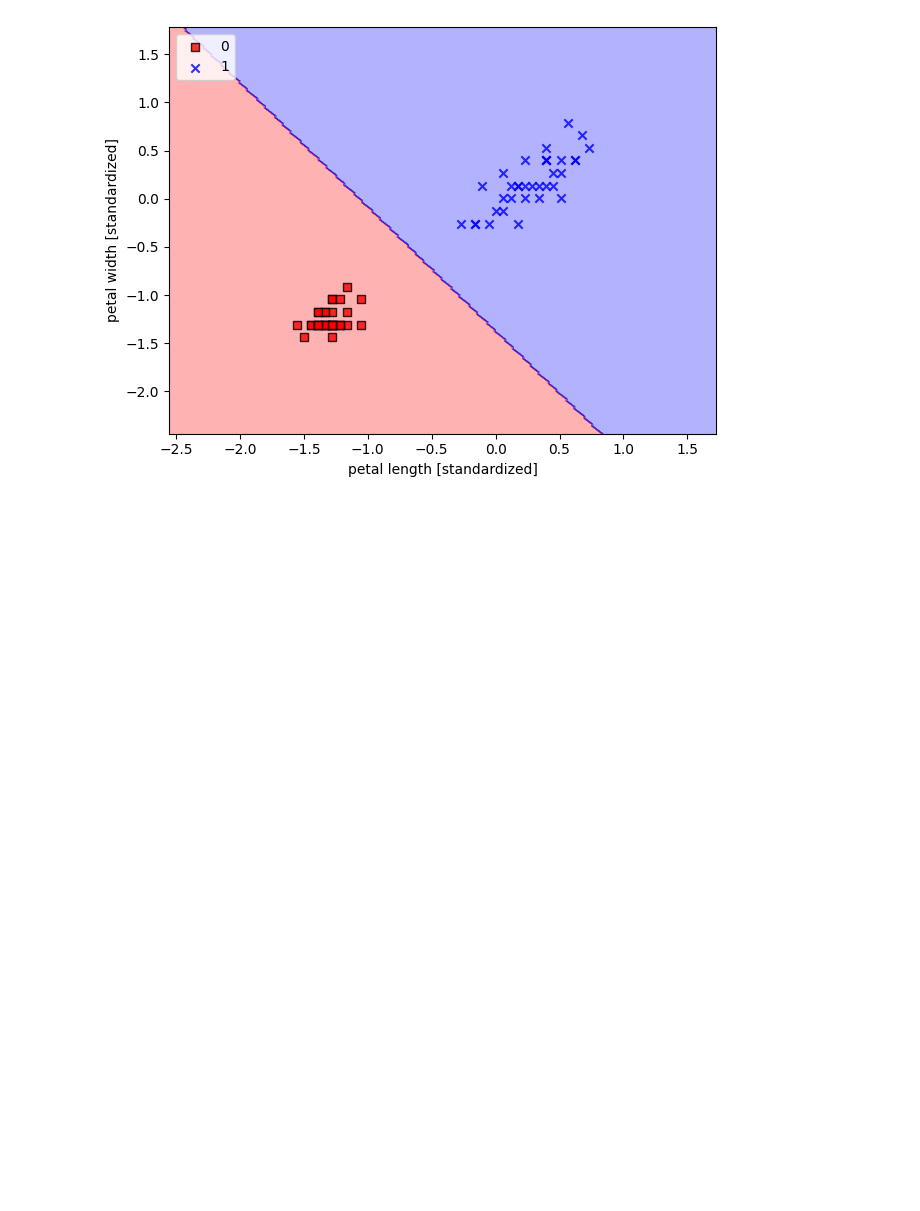
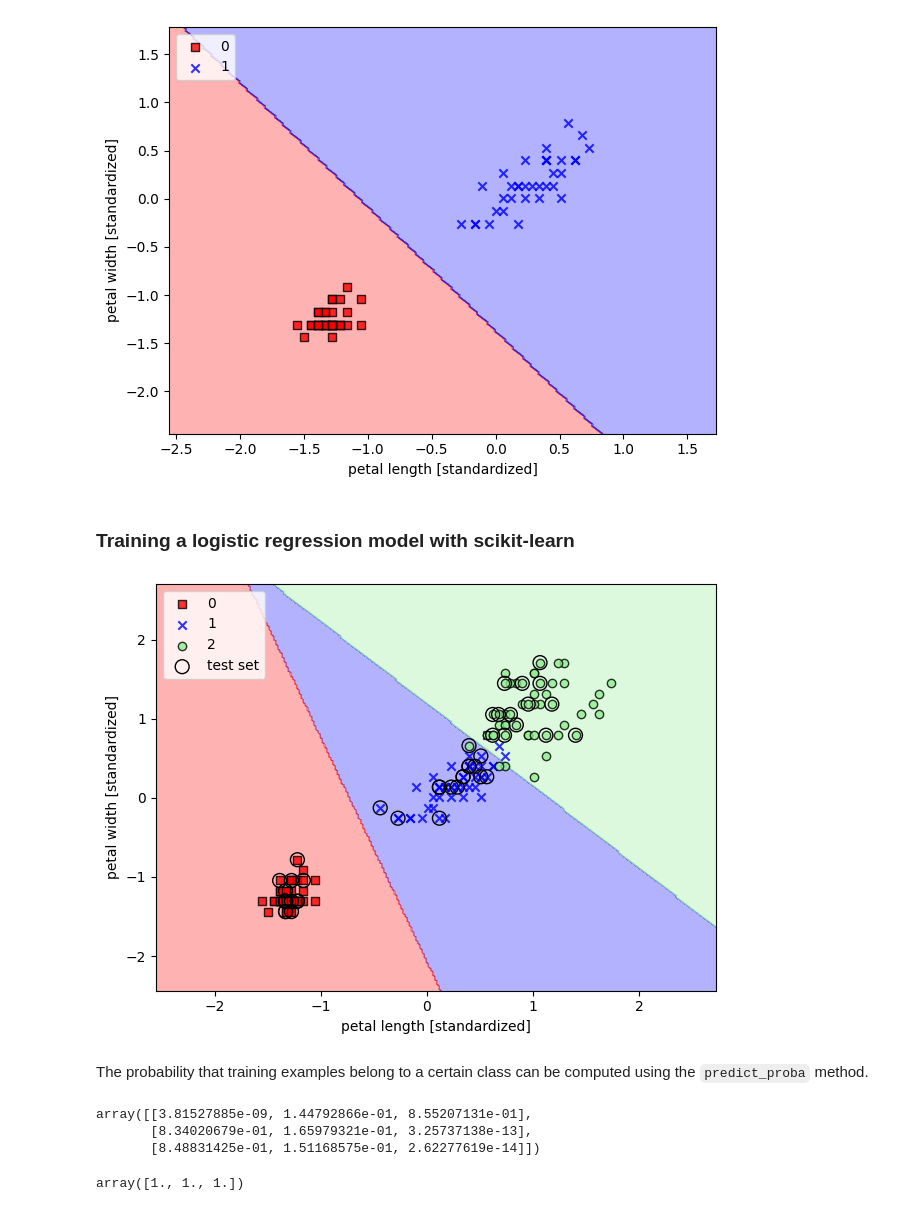
Before and after one commit to Sann-Htet/Machine-Learning-and-Deep-Learning-with-Python-scikit-learn-and-TensorFlow, a Jupyter notebook: Chapter 3/ch03-A_Tour_Of_Machine_Learning_Classifiers_Using_scikit-learn.ipynb, the cells around one changed output. Cells and saved outputs as stored; diff of their text form; code cells hidden in the pictures; blank space fills up the shorter version.

```diff
--- a/Chapter 3/ch03-A_Tour_Of_Machine_Learning_Classifiers_Using_scikit-learn.ipynb
+++ b/Chapter 3/ch03-A_Tour_Of_Machine_Learning_Classifiers_Using_scikit-learn.ipynb
@@ -259,3 +261,31 @@ plt.tight_layout()
 plt.show()
 # %% [output]
 [figure]
+# %% [markdown]
+### Training a logistic regression model with scikit-learn
+# %%
+from sklearn.linear_model import LogisticRegression
+lr = LogisticRegression(C=100.0, random_state=1, solver='lbfgs', multi_class='ovr')
+lr.fit(X_train_std, y_train)
+plot_decision_regions(X_combined_std, y_combined,
+                      classifier=lr, test_idx=range(105, 150))
+plt.xlabel('petal length [standardized]')
+plt.ylabel('petal width [standardized]')
+plt.legend(loc='upper left')
+plt.tight_layout()
+plt.show()
+# %% [output]
+[figure, added]
+# %% [markdown]
+The probability that training examples belong to a certain class can be computed
+using the `predict_proba` method.
+# %%
+lr.predict_proba(X_test_std[:3, :])
+# %% [output]
+array([[3.81527885e-09, 1.44792866e-01, 8.55207131e-01],
+       [8.34020679e-01, 1.65979321e-01, 3.25737138e-13],
+       [8.48831425e-01, 1.51168575e-01, 2.62277619e-14]])
+# %%
+lr.predict_proba(X_test_std[:3, :]).sum(axis=1)
+# %% [output]
+array([1., 1., 1.])
```
Also changed, not shown: parts of 9 cells of this notebook.
